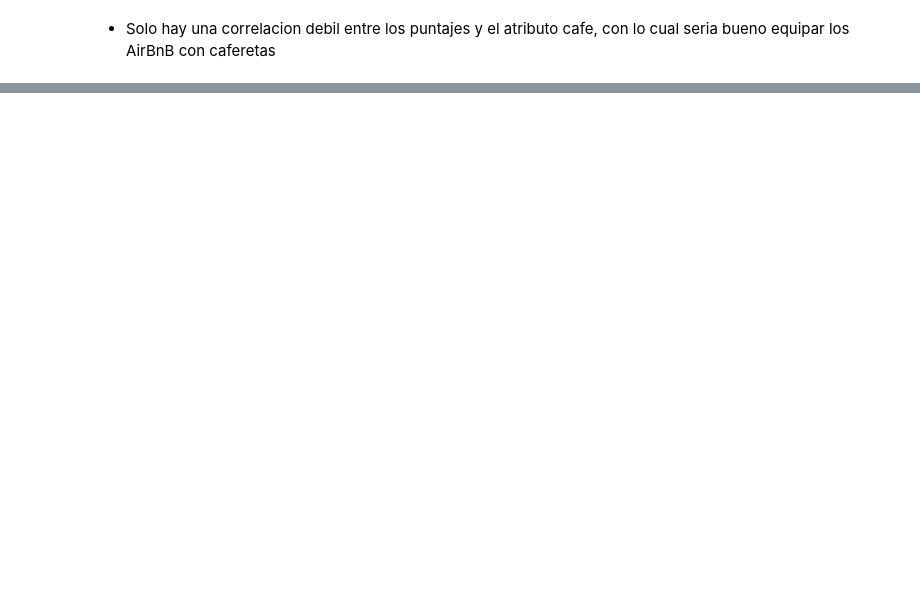
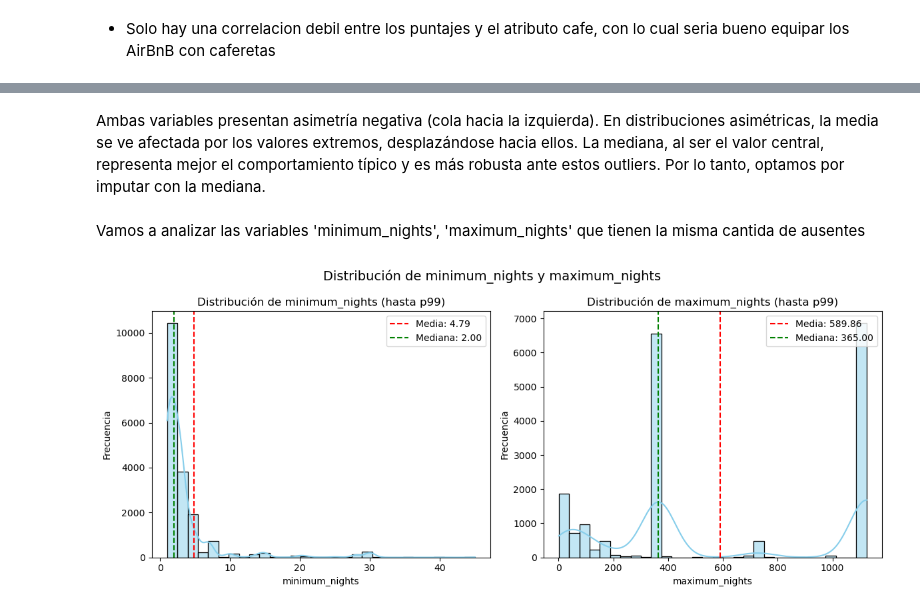
Before and after one commit to gonza29811/TP-analisis-de-datos, a Jupyter notebook: AirBnB_ds_completoV2.ipynb, the cells around one changed output, grey strips where cells are left out. Drawn from its saved outputs; the diff is of its cells as text; code cells hidden in the pictures; blank space fills up the shorter version.

```diff
--- a/AirBnB_ds_completoV2.ipynb
+++ b/AirBnB_ds_completoV2.ipynb
@@ -1104,0 +1041,30 @@ dtype: float64
+# %% [markdown]
+Ambas variables presentan asimetría negativa (cola hacia la izquierda). En distribuciones asimétricas, la media se ve afectada por los valores extremos,
+desplazándose hacia ellos. La mediana, al ser el valor central, representa mejor el comportamiento típico y es más robusta ante estos outliers. Por lo tanto, optamos por imputar con la mediana.
+# %% [markdown]
+Vamos a analizar las variables 'minimum_nights', 'maximum_nights' que tienen la misma cantida de ausentes
+# %%
+variables = ['minimum_nights', 'maximum_nights']
+
+fig, axes = plt.subplots(1, 2, figsize=(12, 5))
+
+for i, var in enumerate(variables):
+    p99 = X_train[var].quantile(0.99)
+    datos = X_train[X_train[var] <= p99][var].dropna()
+
+    sns.histplot(datos, bins=30, kde=True, ax=axes[i], color='skyblue')
+    axes[i].set_title(f'Distribución de {var} (hasta p99)')
+    axes[i].set_xlabel(var)
+    axes[i].set_ylabel('Frecuencia')
+
+    media = X_train[var].mean()
+    mediana = X_train[var].median()
+    axes[i].axvline(media, color='red', linestyle='--', label=f'Media: {media:.2f}')
+    axes[i].axvline(mediana, color='green', linestyle='--', label=f'Mediana: {mediana:.2f}')
+    axes[i].legend()
+
+plt.suptitle('Distribución de minimum_nights y maximum_nights', fontsize=14)
+plt.tight_layout()
+plt.show()
+# %% [output]
+[figure, added]
```
Also changed, not shown: parts of 119 cells of this notebook.
